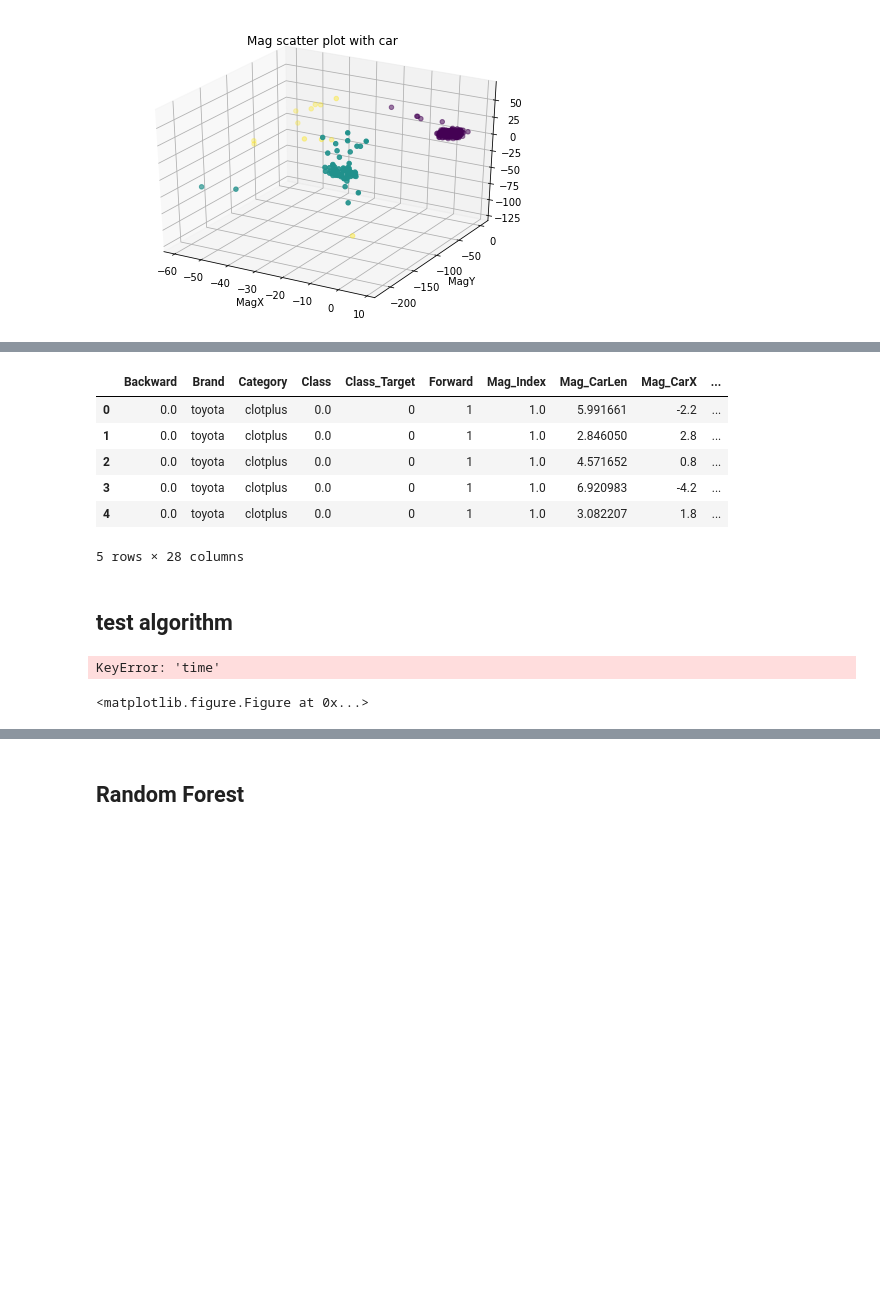
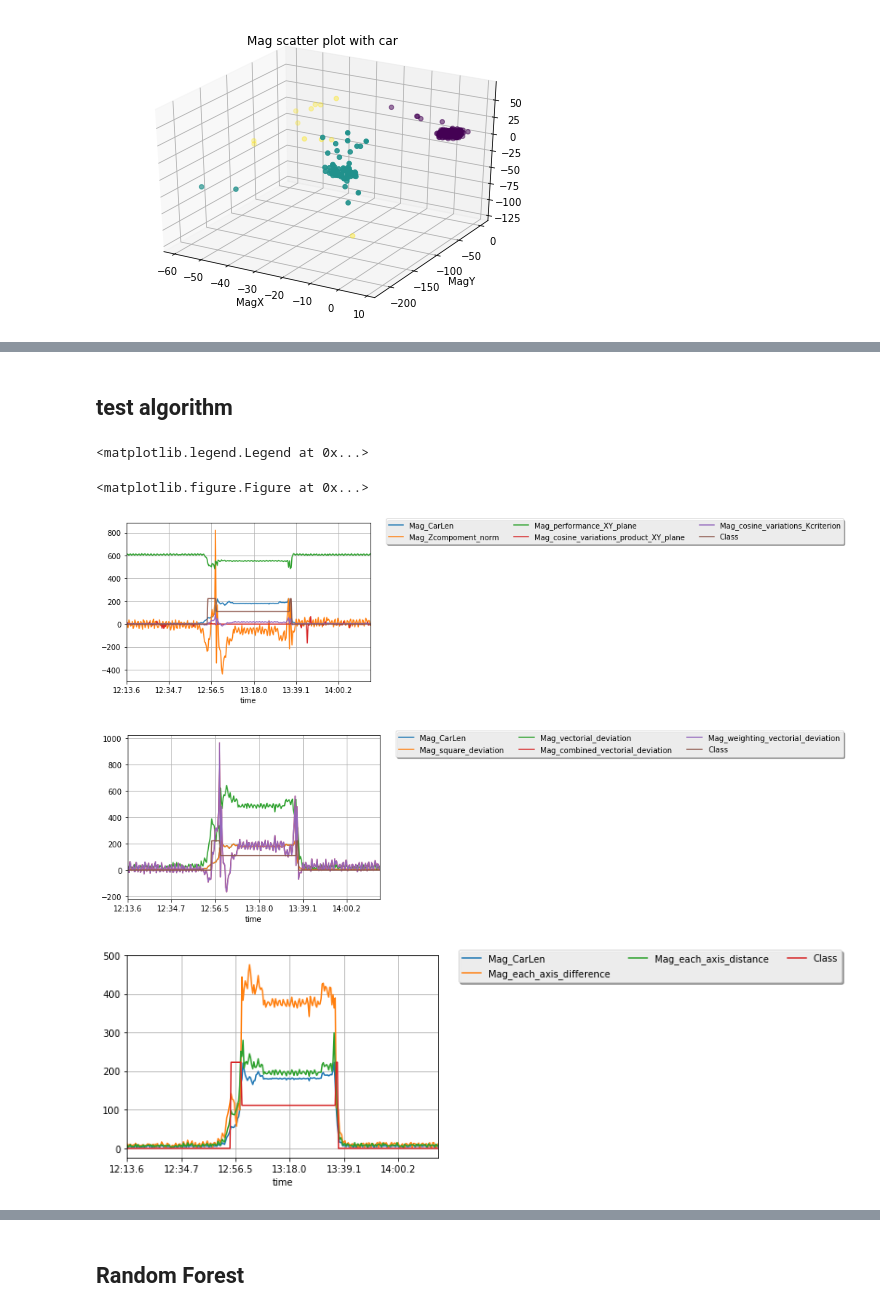
Before and after one commit to qwedsazxc78/ML_DL_Learning, a Jupyter notebook: Gemtek/Detection_Algorithm_v2.ipynb, the cells around one changed output, grey strips where cells are left out. Saved outputs shown, nothing was run; the diff lists cells and outputs as text; code cells hidden in the pictures; blank space fills up the shorter version.

```diff
--- a/Gemtek/Detection_Algorithm_v2.ipynb
+++ b/Gemtek/Detection_Algorithm_v2.ipynb
@@ -343,57 +286,53 @@ See the caveats in the documentation: http://pandas.pydata.org/pandas-docs/stabl
-# %%
-mag_df.head(5)
-# %% [output]
-|  | Backward | Brand | Category | Class | Class_Target | Forward | Mag_Index | Mag_CarLen | Mag_CarX | ... |
-| 0 | 0.0 | toyota | clotplus | 0.0 | 0 | 1 | 1.0 | 5.991661 | -2.2 | ... |
-| 1 | 0.0 | toyota | clotplus | 0.0 | 0 | 1 | 1.0 | 2.846050 | 2.8 | ... |
-| 2 | 0.0 | toyota | clotplus | 0.0 | 0 | 1 | 1.0 | 4.571652 | 0.8 | ... |
-| 3 | 0.0 | toyota | clotplus | 0.0 | 0 | 1 | 1.0 | 6.920983 | -4.2 | ... |
-| 4 | 0.0 | toyota | clotplus | 0.0 | 0 | 1 | 1.0 | 3.082207 | 1.8 | ... |
-5 rows × 28 columns
 # %% [markdown]
 ## test algorithm
 # %%
-# EnvX = mag_df['Mag_CarX'][0]
-# EnvY = mag_df['Mag_CarY'][0]
-# EnvZ = mag_df['Mag_CarZ'][0]
+Mag_csvFile = Prasedata_folderName + Mag_csvFiles[0]
+
+mag_df = pd.read_csv(Mag_csvFile, index_col = 0 )
+EnvX = mag_df['Mag_EnvX'][0]
+EnvY = mag_df['Mag_EnvY'][0]
+EnvZ = mag_df['Mag_EnvZ'][0]
 
 Detection = Car_Detection(EnvX, EnvY, EnvZ)
 
 # implement detection method(10)
-mag_df["Mag_Zcompoment_norm"] = mag_df.apply(lambda row: Detection.detect_1_Zcompoment_norm(row['Mag_CarX'], row['Mag_CarY'], row['Mag_CarZ']), axis = 1)
-mag_df["Mag_performance_XY_plane"] = 500 * mag_df.apply(lambda row: Detection.detect_2_performance_XY_plane(row['Mag_CarX'], row['Mag_CarY'], row['Mag_CarZ']), axis = 1)
-mag_df["Mag_cosine_variations_product_XY_plane"] = mag_df.apply(lambda row: Detection.detect_3_cosine_variations_product_XY_plane(row['Mag_CarX'], row['Mag_CarY'], row['Mag_CarZ']), axis = 1)
-mag_df["Mag_cosine_variations_Kcriterion"] = mag_df.apply(lambda row: Detection.detect_4_cosine_variations_Kcriterion(row['Mag_CarX'], row['Mag_CarY'], row['Mag_CarZ']), axis = 1)
-mag_df["Mag_square_deviation"] = mag_df.apply(lambda row: Detection.detect_5_square_deviation(row['Mag_CarX'], row['Mag_CarY'], row['Mag_CarZ']), axis = 1)
-mag_df["Mag_vectorial_deviation"] = 1000 * mag_df.apply(lambda row: Detection.detect_6_vectorial_deviation(row['Mag_CarX'], row['Mag_CarY'], row['Mag_CarZ']), axis = 1)
-mag_df["Mag_combined_vectorial_deviation"] = 1000 * mag_df.apply(lambda row: Detection.detect_7_combined_vectorial_deviation(row['Mag_CarX'], row['Mag_CarY'], row['Mag_CarZ']), axis = 1)
-mag_df["Mag_weighting_vectorial_deviation"] = 1000 * mag_df.apply(lambda row: Detection.detect_8_weighting_vectorial_deviation(row['Mag_CarX'], row['Mag_CarY'], row['Mag_CarZ']), axis = 1)
-mag_df["Mag_each_axis_difference"] = mag_df.apply(lambda row: Detection.detect_9_each_axis_difference(row['Mag_CarX'], row['Mag_CarY'], row['Mag_CarZ']), axis = 1)
-mag_df["Mag_each_axis_distance"] = mag_df.apply(lambda row: Detection.detect_10_each_axis_distance(row['Mag_CarX'], row['Mag_CarY'], row['Mag_CarZ']), axis = 1)
+mag_df["Mag_Zcompoment_norm"] = mag_df.apply(lambda row: Detection.detect_1_Zcompoment_norm(row['Mag_X'], row['Mag_Y'], row['Mag_Z']), axis = 1)
+mag_df["Mag_performance_XY_plane"] = 500 * mag_df.apply(lambda row: Detection.detect_2_performance_XY_plane(row['Mag_X'], row['Mag_Y'], row['Mag_Z']), axis = 1)
+mag_df["Mag_cosine_variations_product_XY_plane"] = mag_df.apply(lambda row: Detection.detect_3_cosine_variations_product_XY_plane(row['Mag_X'], row['Mag_Y'], row['Mag_Z']), axis = 1)
+mag_df["Mag_cosine_variations_Kcriterion"] = mag_df.apply(lambda row: Detection.detect_4_cosine_variations_Kcriterion(row['Mag_X'], row['Mag_Y'], row['Mag_Z']), axis = 1)
+mag_df["Mag_square_deviation"] = mag_df.apply(lambda row: Detection.detect_5_square_deviation(row['Mag_X'], row['Mag_Y'], row['Mag_Z']), axis = 1)
+mag_df["Mag_vectorial_deviation"] = 1000 * mag_df.apply(lambda row: Detection.detect_6_vectorial_deviation(row['Mag_X'], row['Mag_Y'], row['Mag_Z']), axis = 1)
+mag_df["Mag_combined_vectorial_deviation"] = 1000 * mag_df.apply(lambda row: Detection.detect_7_combined_vectorial_deviation(row['Mag_X'], row['Mag_Y'], row['Mag_Z']), axis = 1)
+mag_df["Mag_weighting_vectorial_deviation"] = 1000 * mag_df.apply(lambda row: Detection.detect_8_weighting_vectorial_deviation(row['Mag_X'], row['Mag_Y'], row['Mag_Z']), axis = 1)
+mag_df["Mag_each_axis_difference"] = mag_df.apply(lambda row: Detection.detect_9_each_axis_difference(row['Mag_X'], row['Mag_Y'], row['Mag_Z']), axis = 1)
+mag_df["Mag_each_axis_distance"] = mag_df.apply(lambda row: Detection.detect_10_each_axis_distance(row['Mag_X'], row['Mag_Y'], row['Mag_Z']), axis = 1)
 
-mag_df.to_csv(csvNewName)
+mag_df.to_csv(Mag_csvFile)
 
 plt.figure(figsize = (10, 8))
 mag_df.plot(x = 'time', y = ['Mag_CarLen', 'Mag_Zcompoment_norm', 'Mag_performance_XY_plane',
     'Mag_cosine_variations_product_XY_plane', 'Mag_cosine_variations_Kcriterion',
     'Class'
 ], grid = True)
 plt.legend(bbox_to_anchor = (1.05, 1.05), ncol = 3, fancybox = True, shadow = True)
 
 
 mag_df.plot(x = 'time', y = ['Mag_CarLen',
     'Mag_square_deviation', 'Mag_vectorial_deviation',
     'Mag_combined_vectorial_deviation', 'Mag_weighting_vectorial_deviation',
     'Class'
 ], grid = True)
 plt.legend(bbox_to_anchor = (1.05, 1.05), ncol = 3, fancybox = True, shadow = True)
 
 
 mag_df.plot(x = 'time', y = ['Mag_CarLen',
     'Mag_each_axis_difference', 'Mag_each_axis_distance',
     'Class'
 ], grid = True)
 plt.legend(bbox_to_anchor = (1.05, 1.05), ncol = 3, fancybox = True, shadow = True)
 # %% [output]
-KeyError: 'time'
+<matplotlib.legend.Legend at 0x...>
 <matplotlib.figure.Figure at 0x...>
+[figure, added]
+[figure, added]
+[figure, added]
```
Also changed, not shown: parts of 10 cells of this notebook, 4 other files.
